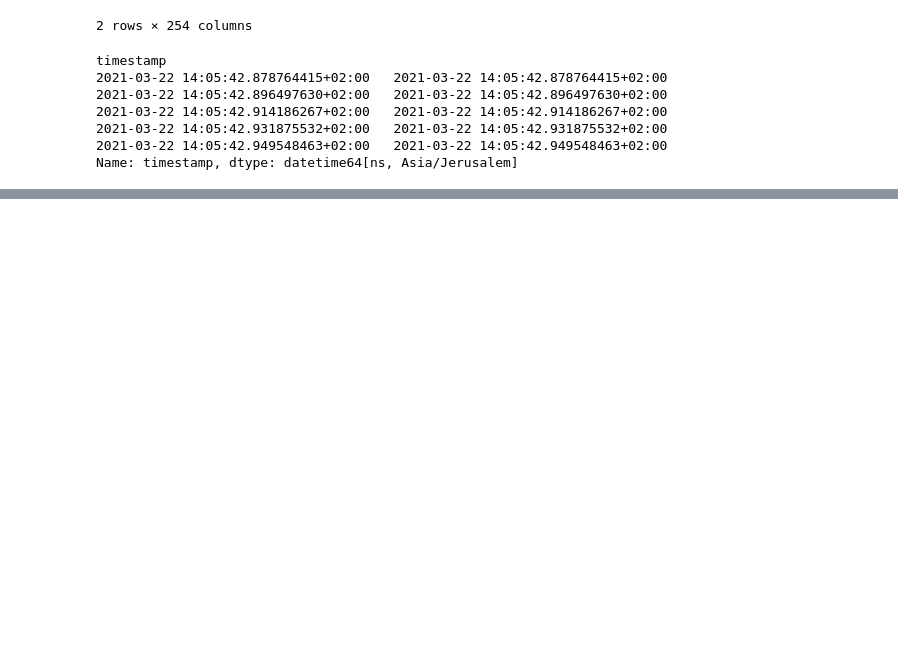
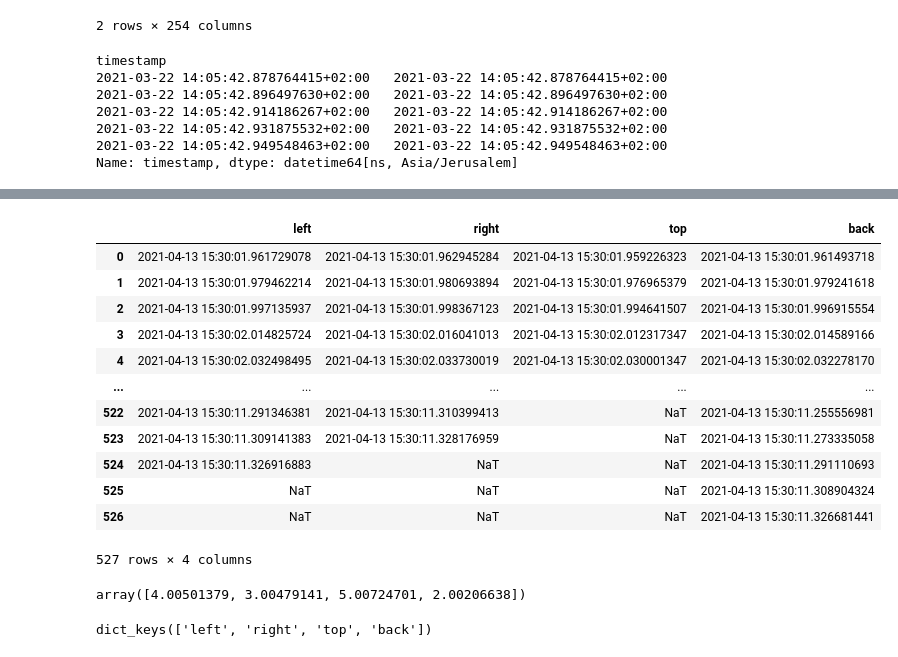
Before and after one commit to neural-electrophysiology-tool-team/reptilearn, a Jupyter notebook: analysis/timestamps_analysis.ipynb, the cells around one changed output, grey strips where cells are left out. Drawn from its saved outputs; the diff is of its cells as text; code cells hidden in the pictures; blank space fills up the shorter version.

```diff
--- a/analysis/timestamps_analysis.ipynb
+++ b/analysis/timestamps_analysis.ipynb
@@ -205,0 +240,25 @@ Name: timestamp, dtype: datetime64[ns, Asia/Jerusalem]
+# %%
+tss = np.empty((max([r["n"] for r in r_210413.values()]), len(r_210413)), dtype='datetime64[ns]')
+tss[:] = np.nan
+for i, r in enumerate(r_210413.values()):
+    tss[:r["n"], i] = r["df"].index.to_series().values
+# %%
+pd.set_option('display.max_rows', 200)
+# %%
+all_tdf = pd.DataFrame(data=tss, columns=r_210413.keys())
+# %%
+all_tdf
+# %% [output]
+|  | left | right | top | back |
+| 0 | 2021-04-13 15:30:01.961729078 | 2021-04-13 15:30:01.962945284 | 2021-04-13 15:30:01.959226323 | 2021-04-13 15:30:01.961493718 |
+| 1 | 2021-04-13 15:30:01.979462214 | 2021-04-13 15:30:01.980693894 | 2021-04-13 15:30:01.976965379 | 2021-04-13 15:30:01.979241618 |
+| 2 | 2021-04-13 15:30:01.997135937 | 2021-04-13 15:30:01.998367123 | 2021-04-13 15:30:01.994641507 | 2021-04-13 15:30:01.996915554 |
+| 3 | 2021-04-13 15:30:02.014825724 | 2021-04-13 15:30:02.016041013 | 2021-04-13 15:30:02.012317347 | 2021-04-13 15:30:02.014589166 |
+| 4 | 2021-04-13 15:30:02.032498495 | 2021-04-13 15:30:02.033730019 | 2021-04-13 15:30:02.030001347 | 2021-04-13 15:30:02.032278170 |
+| ... | ... | ... | ... | ... |
+| 522 | 2021-04-13 15:30:11.291346381 | 2021-04-13 15:30:11.310399413 | NaT | 2021-04-13 15:30:11.255556981 |
+| 523 | 2021-04-13 15:30:11.309141383 | 2021-04-13 15:30:11.328176959 | NaT | 2021-04-13 15:30:11.273335058 |
+| 524 | 2021-04-13 15:30:11.326916883 | NaT | NaT | 2021-04-13 15:30:11.291110693 |
+| 525 | NaT | NaT | NaT | 2021-04-13 15:30:11.308904324 |
+| 526 | NaT | NaT | NaT | 2021-04-13 15:30:11.326681441 |
+527 rows × 4 columns
@@ -205,0 +270,8 @@ Name: timestamp, dtype: datetime64[ns, Asia/Jerusalem]
+# %%
+np.nanmax(diffs, axis=0) / 0.0177
+# %% [output]
+array([4.00501379, 3.00479141, 5.00724701, 2.00206638])
+# %%
+r_210413.keys()
+# %% [output]
+dict_keys(['left', 'right', 'top', 'back'])
```
Also changed, not shown: parts of 7 cells of this notebook.
